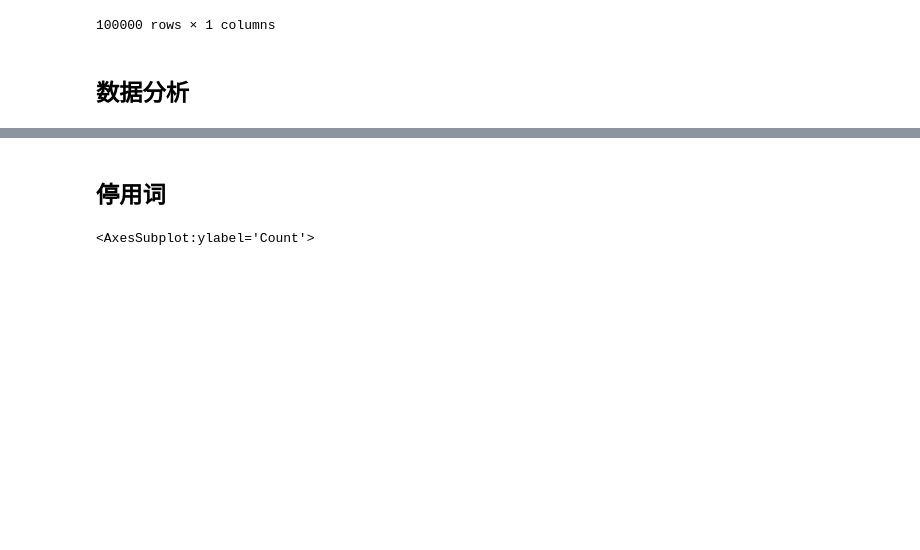
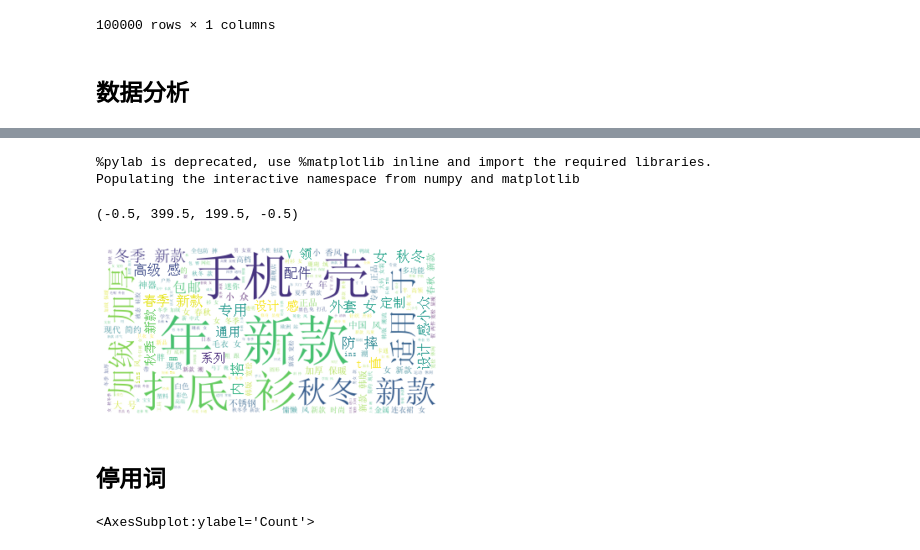
Before and after one commit to YuZhang10/Ali_Ecom_Search_Contest_2021, a Jupyter notebook: simcse.ipynb, the cells around one changed output, grey strips where cells are left out. Drawn from its saved outputs; the diff is of its cells as text; code cells hidden in the pictures; blank space fills up the shorter version.

```diff
--- a/simcse.ipynb
+++ b/simcse.ipynb
@@ -203,0 +250,11 @@ df = pd.DataFrame(w2idf.items(),columns=["word","IDF"]).sort_values(by="IDF")
+# %%
+wordcloud = WordCloud(font_path="simsun.ttf",background_color='white').generate(mytext)
+%pylab inline
+import matplotlib.pyplot as plt
+plt.imshow(wordcloud, interpolation='bilinear')
+plt.axis("off")
+# %% [output]
+%pylab is deprecated, use %matplotlib inline and import the required libraries.
+Populating the interactive namespace from numpy and matplotlib
+(-0.5, 399.5, 199.5, -0.5)
+[figure, added]
```
Also changed, not shown: parts of 8 cells of this notebook, 2 other files.
